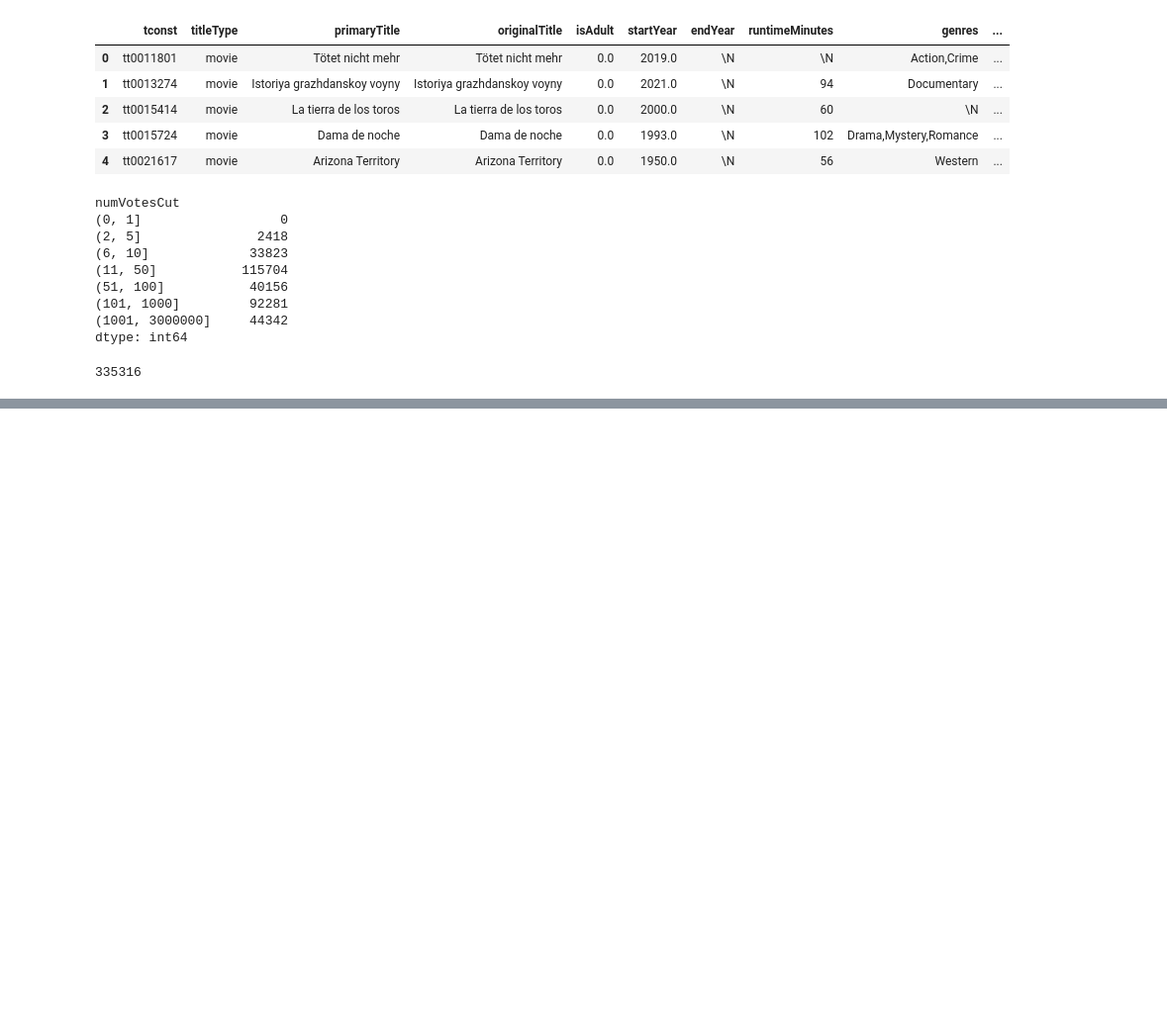
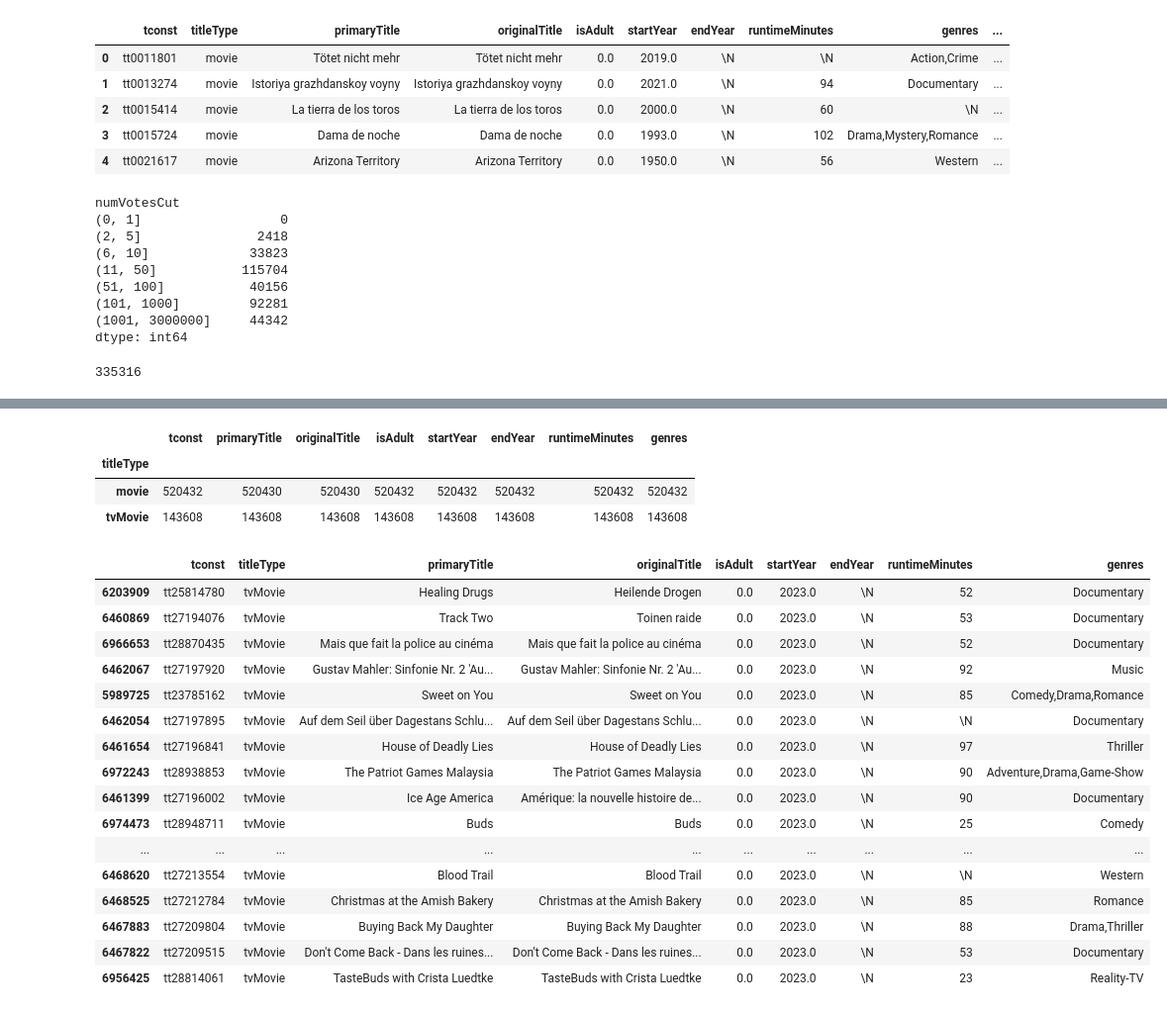
Before and after one commit to tk87-hono/data_analytics_24_4-Capstone_Movie_Group, a Jupyter notebook: first_filtering.ipynb, the cells around one changed output, grey strips where cells are left out. Shown: that part at 99% size. Drawn from its saved outputs; the diff is of its cells as text; code cells hidden in the pictures; blank space fills up the shorter version.

Commit message:
some exploration of tv-movies

```diff
--- a/first_filtering.ipynb
+++ b/first_filtering.ipynb
@@ -213,0 +250,32 @@ df_basic_ratings_merged_filtered["numVotesCut"].isna().sum()
+# %%
+# how many are tvmovie  vs movie
+df_title_basics_filtered.groupby("titleType").count()
+# %% [output]
+|  | tconst | primaryTitle | originalTitle | isAdult | startYear | endYear | runtimeMinutes | genres |
+| titleType |  |  |  |  |  |  |  |  |
+| movie | 520432 | 520430 | 520430 | 520432 | 520432 | 520432 | 520432 | 520432 |
+| tvMovie | 143608 | 143608 | 143608 | 143608 | 143608 | 143608 | 143608 | 143608 |
+# %%
+# lets look at a few
+tv_movie_filter = df_title_basics_filtered["titleType"] == "tvMovie"
+after_1998_before_2023 = (df_title_basics_filtered["startYear"] >= 1998) & (df_title_basics_filtered["startYear"] <= 2023)
+# %%
+df_title_basics_filtered[tv_movie_filter & after_1998_before_2023].sort_values(by="startYear", ascending=False).head(50)
+# %% [output]
+|  | tconst | titleType | primaryTitle | originalTitle | isAdult | startYear | endYear | runtimeMinutes | genres |
+| 6203909 | tt25814780 | tvMovie | Healing Drugs | Heilende Drogen | 0.0 | 2023.0 | \N | 52 | Documentary |
+| 6460869 | tt27194076 | tvMovie | Track Two | Toinen raide | 0.0 | 2023.0 | \N | 53 | Documentary |
+| 6966653 | tt28870435 | tvMovie | Mais que fait la police au cinéma | Mais que fait la police au cinéma | 0.0 | 2023.0 | \N | 52 | Documentary |
+| 6462067 | tt27197920 | tvMovie | Gustav Mahler: Sinfonie Nr. 2 'Au... | Gustav Mahler: Sinfonie Nr. 2 'Au... | 0.0 | 2023.0 | \N | 92 | Music |
+| 5989725 | tt23785162 | tvMovie | Sweet on You | Sweet on You | 0.0 | 2023.0 | \N | 85 | Comedy,Drama,Romance |
+| 6462054 | tt27197895 | tvMovie | Auf dem Seil über Dagestans Schlu... | Auf dem Seil über Dagestans Schlu... | 0.0 | 2023.0 | \N | \N | Documentary |
+| 6461654 | tt27196841 | tvMovie | House of Deadly Lies | House of Deadly Lies | 0.0 | 2023.0 | \N | 97 | Thriller |
+| 6972243 | tt28938853 | tvMovie | The Patriot Games Malaysia | The Patriot Games Malaysia | 0.0 | 2023.0 | \N | 90 | Adventure,Drama,Game-Show |
+| 6461399 | tt27196002 | tvMovie | Ice Age America | Amérique: la nouvelle histoire de... | 0.0 | 2023.0 | \N | 90 | Documentary |
+| 6974473 | tt28948711 | tvMovie | Buds | Buds | 0.0 | 2023.0 | \N | 25 | Comedy |
+| ... | ... | ... | ... | ... | ... | ... | ... | ... | ... |
+| 6468620 | tt27213554 | tvMovie | Blood Trail | Blood Trail | 0.0 | 2023.0 | \N | \N | Western |
+| 6468525 | tt27212784 | tvMovie | Christmas at the Amish Bakery | Christmas at the Amish Bakery | 0.0 | 2023.0 | \N | 85 | Romance |
+| 6467883 | tt27209804 | tvMovie | Buying Back My Daughter | Buying Back My Daughter | 0.0 | 2023.0 | \N | 88 | Drama,Thriller |
+| 6467822 | tt27209515 | tvMovie | Don't Come Back - Dans les ruines... | Don't Come Back - Dans les ruines... | 0.0 | 2023.0 | \N | 53 | Documentary |
+| 6956425 | tt28814061 | tvMovie | TasteBuds with Crista Luedtke | TasteBuds with Crista Luedtke | 0.0 | 2023.0 | \N | 23 | Reality-TV |
```
Also changed, not shown: parts of 4 cells of this notebook.
